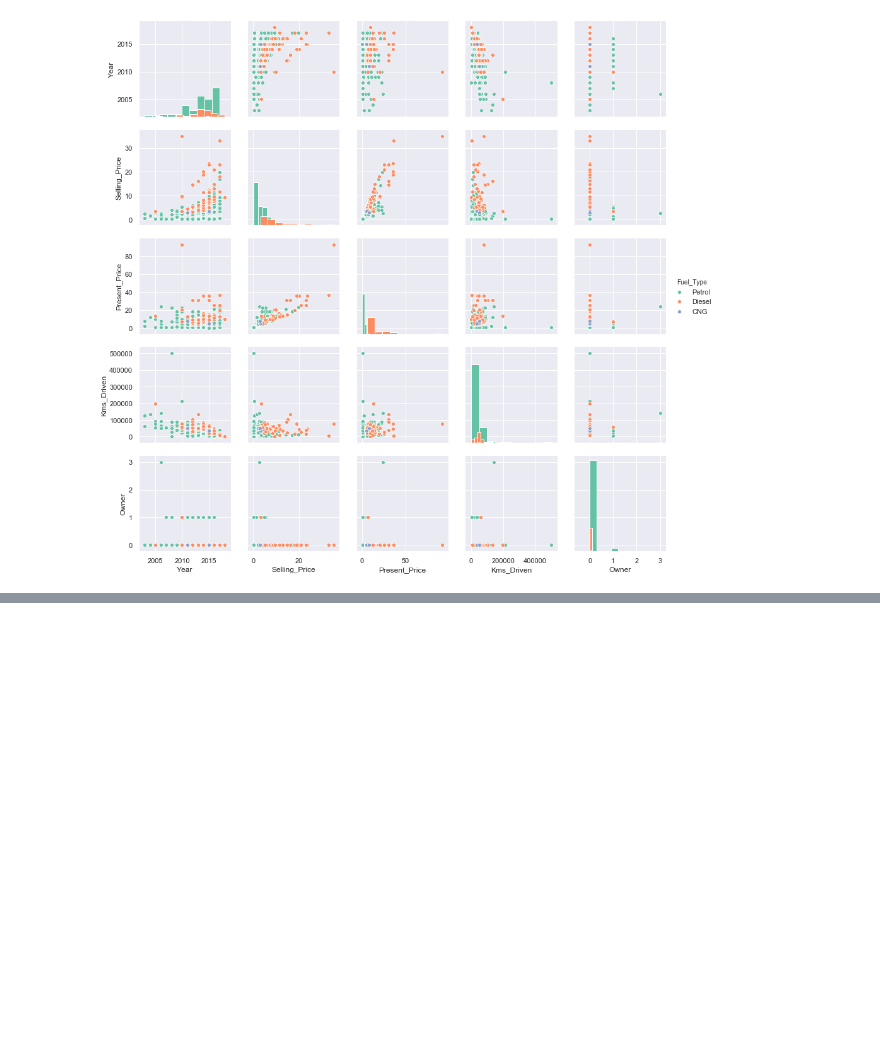
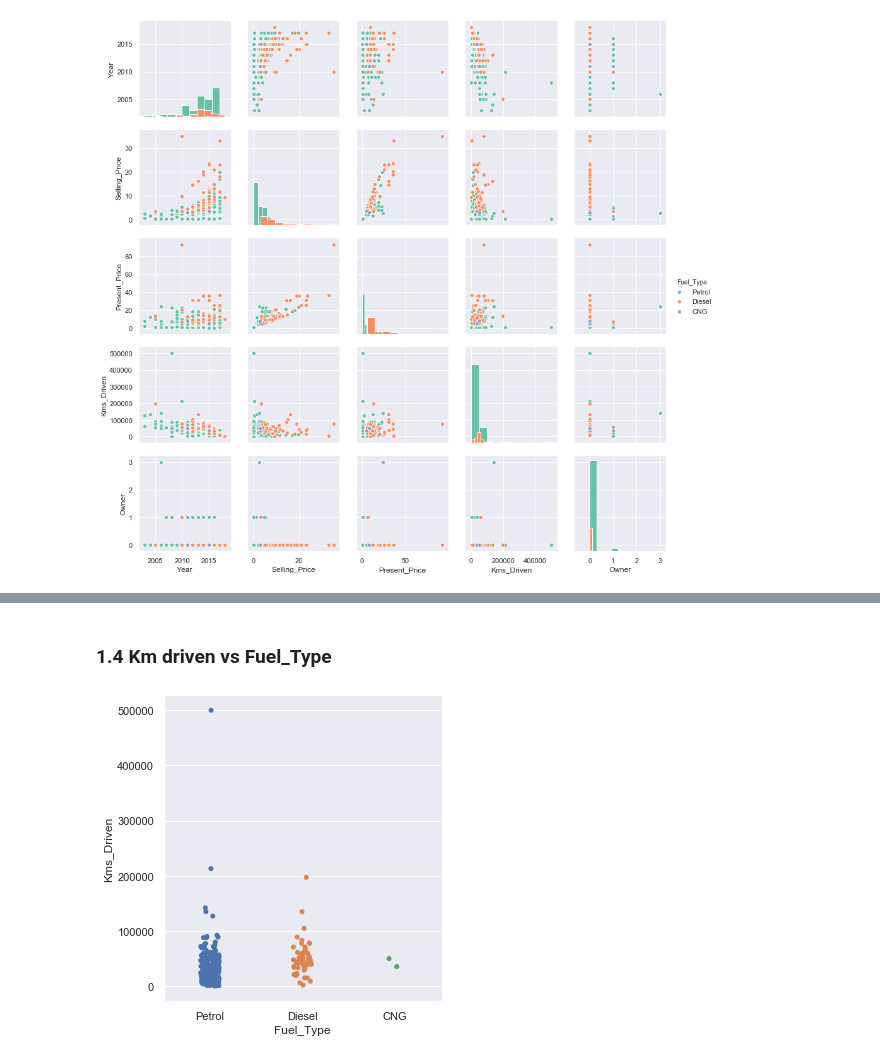
Before and after one commit to divaymohan/car_prediction, a Jupyter notebook: DataVisualization.ipynb, the cells around one changed output, grey strips where cells are left out. Cells and saved outputs as stored; diff of their text form; code cells hidden in the pictures; blank space fills up the shorter version.

```diff
--- a/DataVisualization.ipynb
+++ b/DataVisualization.ipynb
@@ -52,0 +120,6 @@ g = sns.pairplot(df, hue="Fuel_Type", palette="Set2",diag_kind="hist", height=2.
+# %% [markdown]
+### 1.4 Km driven vs Fuel_Type
+# %%
+sns.catplot(x="Fuel_Type",y="Kms_Driven", data=df);
+# %% [output]
+[figure, added]
```
Also changed, not shown: parts of 16 cells of this notebook.
